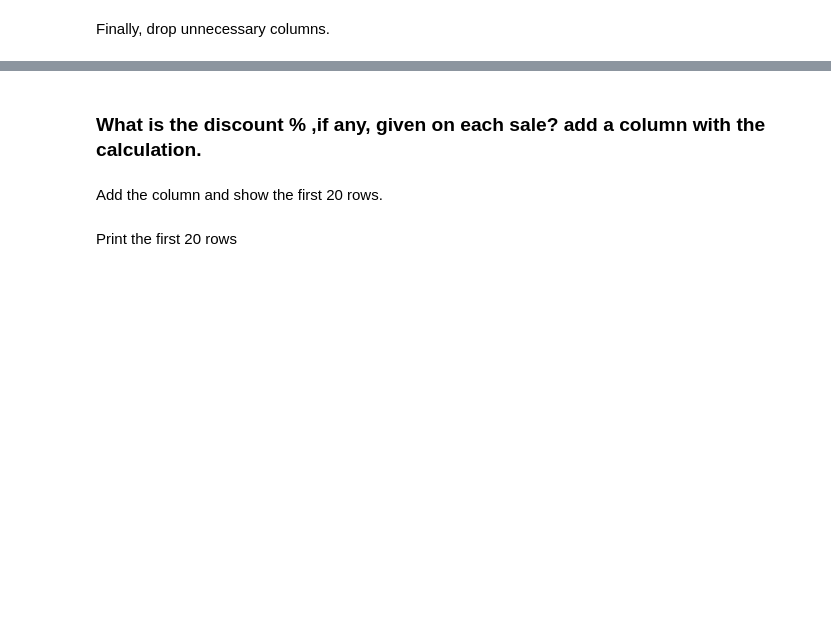
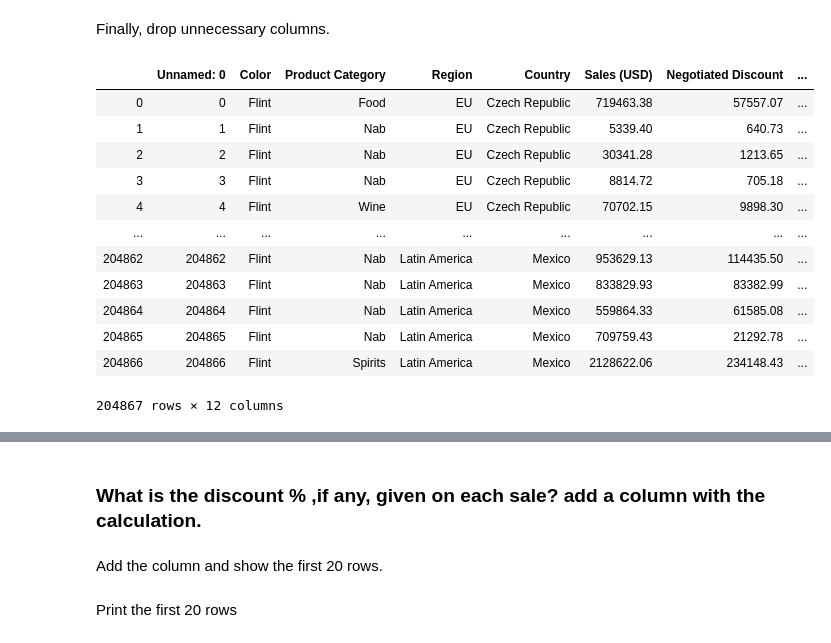
Before and after one commit to jajhonrod1620/datascienceO-I, a Jupyter notebook: First homework - Copy/First homework.ipynb, the cells around one changed output, grey strips where cells are left out. Cells and saved outputs as stored; diff of their text form; code cells hidden in the pictures; blank space fills up the shorter version.

```diff
--- a/First homework - Copy/First homework.ipynb
+++ b/First homework - Copy/First homework.ipynb
@@ -33,0 +32,2 @@ Read the file (`Remember, the delimiter is ";"`) and go through the columns pres
+# %%
+raw_df = pd.read_csv('Global Sales.csv', sep=';')
@@ -61,2 +81,4 @@ This library allows the manipulation of dates in various ways. In this case we a
+# %%
+raw_df['dt'] = raw_df.apply(lambda row: pd.to_datetime (row['Calendar Month/Year'], format='%Y%m'), axis=1)
 # %% [markdown]
 Print the head of the DataFrame to verify the column is created.
@@ -76,0 +134,16 @@ Finally, drop unnecessary columns.
+# %%
+raw_df.drop(['Calendar Month/Year','Sub-region','Global Region',','], axis=1)
+# %% [output]
+|  | Unnamed: 0 | Color | Product Category | Region | Country | Sales (USD) | Negotiated Discount | ... |
+| 0 | 0 | Flint | Food | EU | Czech Republic | 719463.38 | 57557.07 | ... |
+| 1 | 1 | Flint | Nab | EU | Czech Republic | 5339.40 | 640.73 | ... |
+| 2 | 2 | Flint | Nab | EU | Czech Republic | 30341.28 | 1213.65 | ... |
+| 3 | 3 | Flint | Nab | EU | Czech Republic | 8814.72 | 705.18 | ... |
+| 4 | 4 | Flint | Wine | EU | Czech Republic | 70702.15 | 9898.30 | ... |
+| ... | ... | ... | ... | ... | ... | ... | ... | ... |
+| 204862 | 204862 | Flint | Nab | Latin America | Mexico | 953629.13 | 114435.50 | ... |
+| 204863 | 204863 | Flint | Nab | Latin America | Mexico | 833829.93 | 83382.99 | ... |
+| 204864 | 204864 | Flint | Nab | Latin America | Mexico | 559864.33 | 61585.08 | ... |
+| 204865 | 204865 | Flint | Nab | Latin America | Mexico | 709759.43 | 21292.78 | ... |
+| 204866 | 204866 | Flint | Spirits | Latin America | Mexico | 2128622.06 | 234148.43 | ... |
+204867 rows × 12 columns
```
Also changed, not shown: parts of 52 cells of this notebook, 7 other files.
